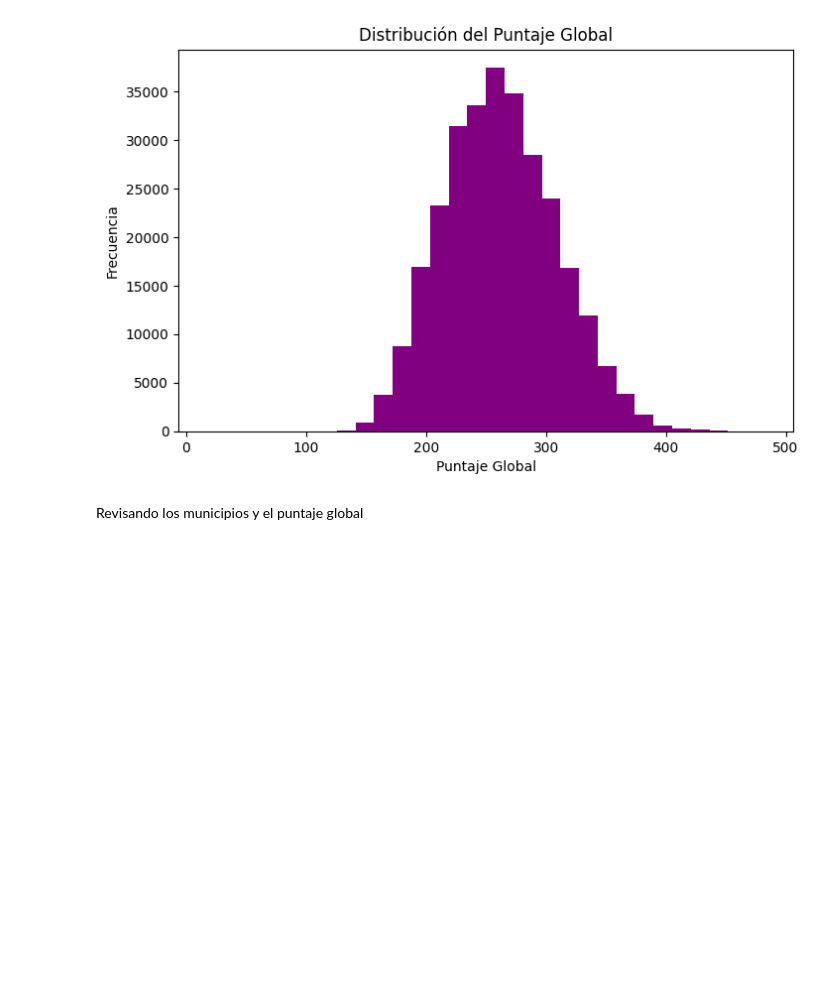
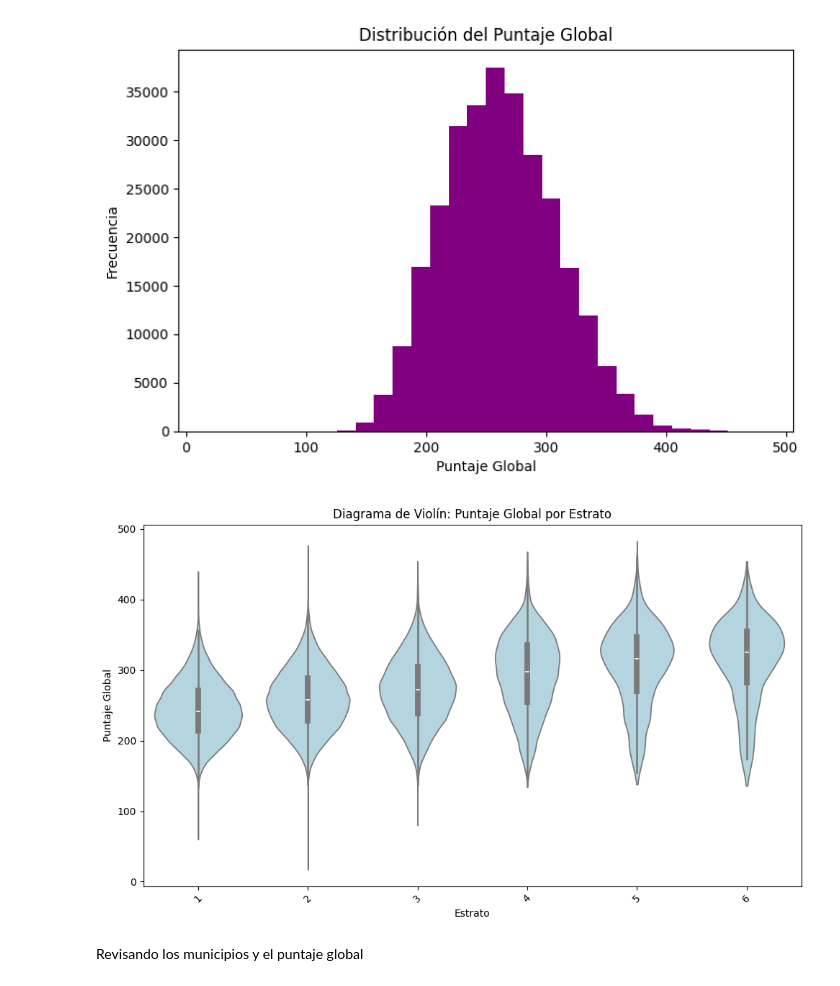
Before and after one commit to isabellagomez2003-sys/Proyecto-1, a Jupyter notebook: pregunta2(Dani).ipynb, the cells around one changed output. Drawn from its saved outputs; the diff is of its cells as text; code cells hidden in the pictures; blank space fills up the shorter version.

```diff
--- a/pregunta2(Dani).ipynb
+++ b/pregunta2(Dani).ipynb
@@ -289,6 +289,28 @@ plt.ylabel("Frecuencia")
 plt.show()
 # %% [output]
 [figure]
+# %%
+
+plt.figure(figsize=(10,6))
+
+sns.violinplot(
+    x='FAMI_ESTRATOVIVIENDA',
+    y='PUNT_GLOBAL',
+    data=df_limpio,
+    inner='box',
+    color= "lightblue",
+    cut=0
+)
+
+plt.title('Diagrama de Violín: Puntaje Global por Estrato')
+plt.xlabel('Estrato')
+plt.ylabel('Puntaje Global')
+
+plt.xticks(rotation=45)
+plt.tight_layout()
+plt.show()
+# %% [output]
+[figure, added]
 # %% [markdown]
 Revisando los municipios y el puntaje global
 # %%
```
Also changed, not shown: parts of 16 cells of this notebook, 1 other file.
